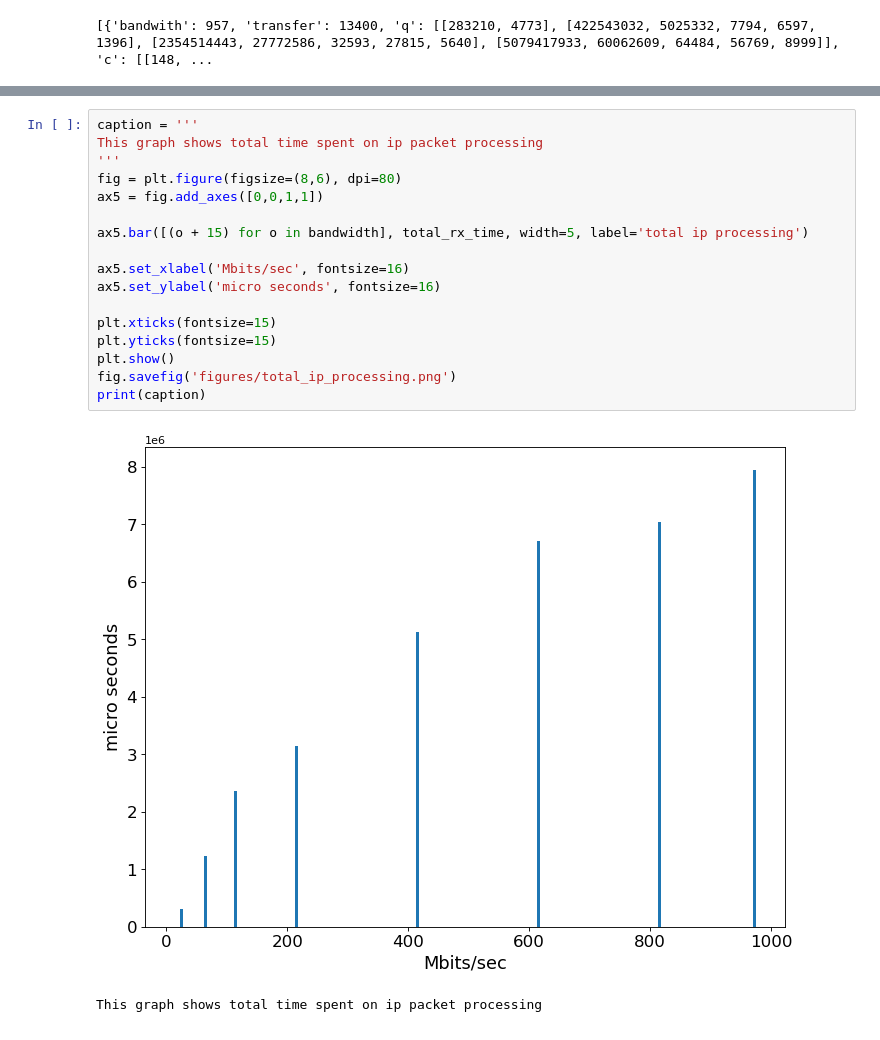
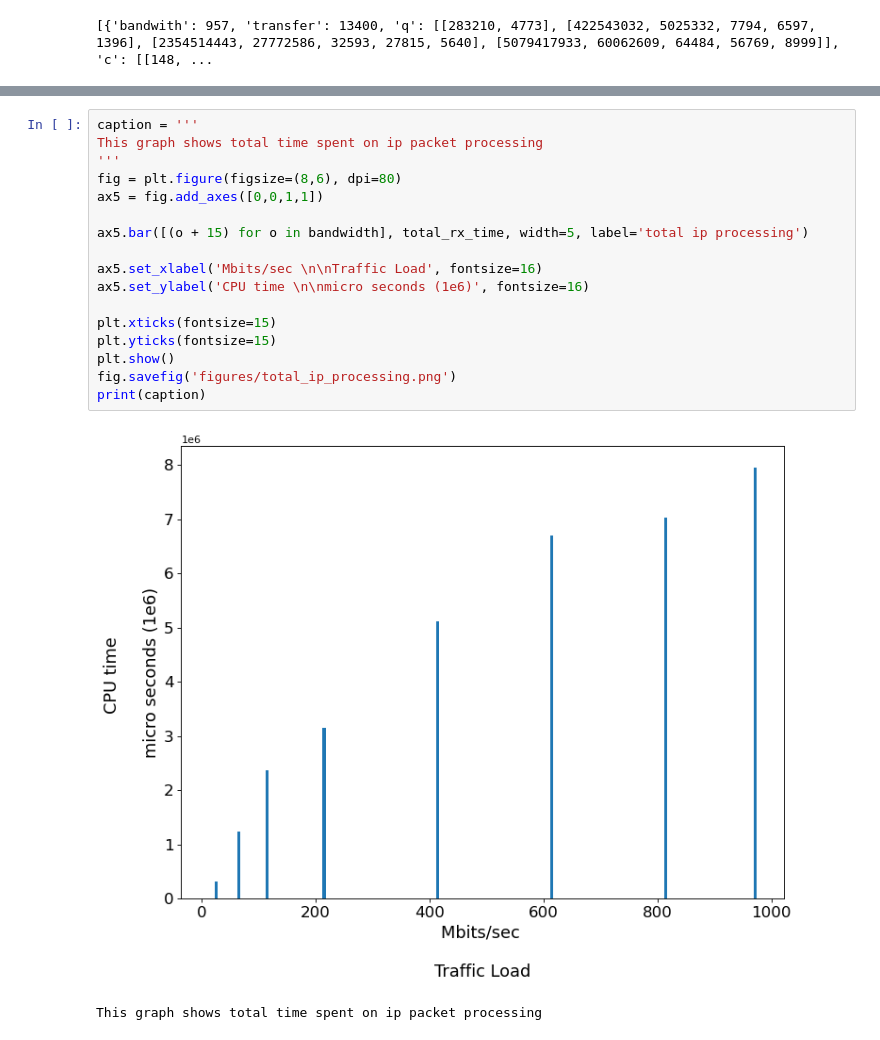
Before and after one commit to tariromukute/tpstat, a Jupyter notebook: ixgbe_linux-5.4.0-74-generic-x86_64_Intel_Xeon-KabyLake.ipynb, the cells around one changed output, grey strips where cells are left out. Saved outputs shown, nothing was run; the diff lists cells and outputs as text.

```diff
--- a/ixgbe_linux-5.4.0-74-generic-x86_64_Intel_Xeon-KabyLake.ipynb
+++ b/ixgbe_linux-5.4.0-74-generic-x86_64_Intel_Xeon-KabyLake.ipynb
@@ -416,22 +416,22 @@ This graph shows q5 (ip to transport time) for different bandwidth of packets se
 # %%
 caption = '''
 This graph shows total time spent on ip packet processing
 '''
 fig = plt.figure(figsize=(8,6), dpi=80)
 ax5 = fig.add_axes([0,0,1,1])
 
 ax5.bar([(o + 15) for o in bandwidth], total_rx_time, width=5, label='total ip processing')
 
-ax5.set_xlabel('Mbits/sec', fontsize=16)
-ax5.set_ylabel('micro seconds', fontsize=16)
+ax5.set_xlabel('Mbits/sec \n\nTraffic Load', fontsize=16)
+ax5.set_ylabel('CPU time \n\nmicro seconds (1e6)', fontsize=16)
 
 plt.xticks(fontsize=15)
 plt.yticks(fontsize=15)
 plt.show()
 fig.savefig('figures/total_ip_processing.png')
 print(caption)
 # %% [output]
-[figure, old version]
+[figure, new version]
 This graph shows total time spent on ip packet processing
 # %%
 caption = '''
```
Also changed, not shown: parts of 6 cells of this notebook.
